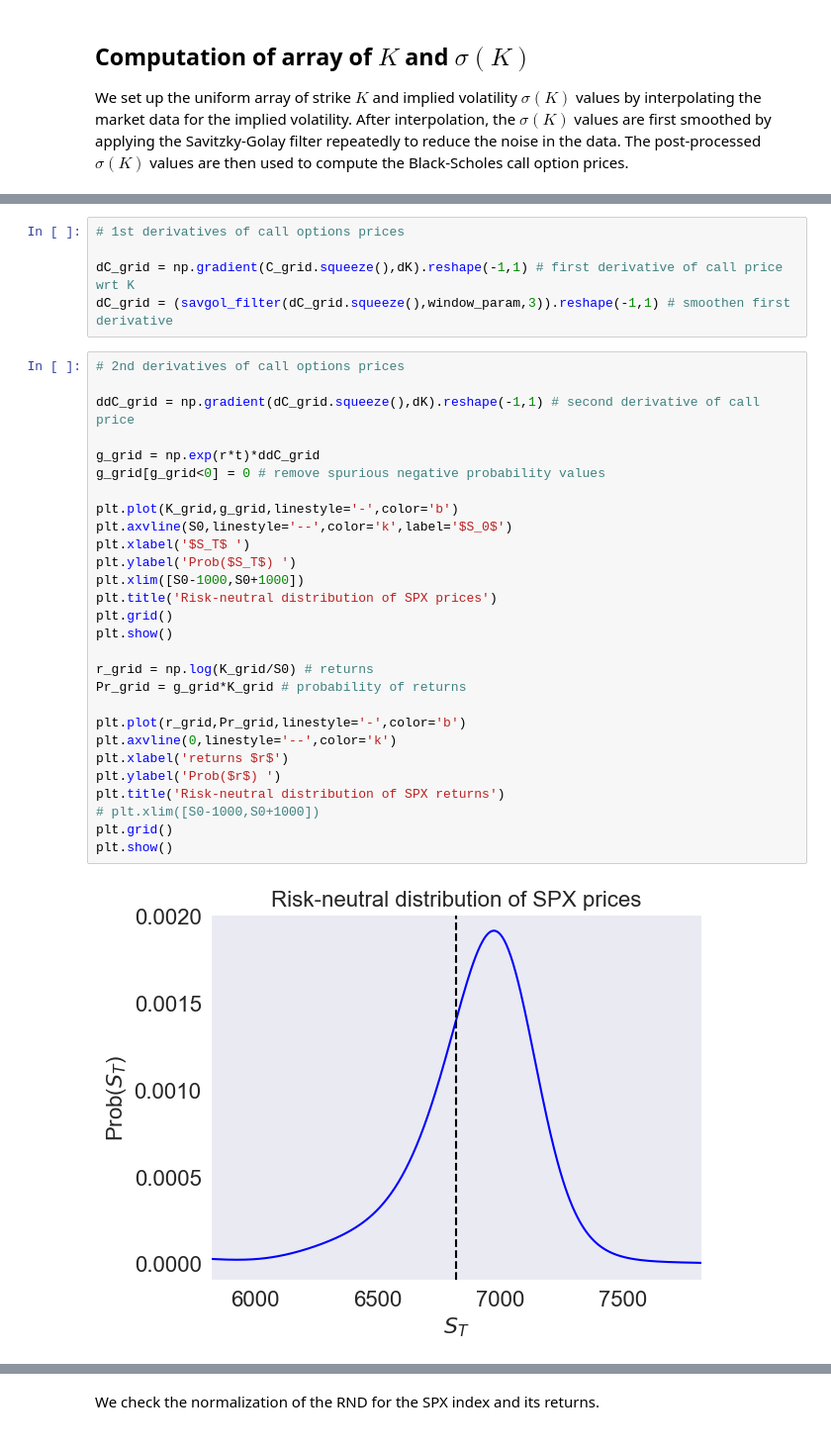
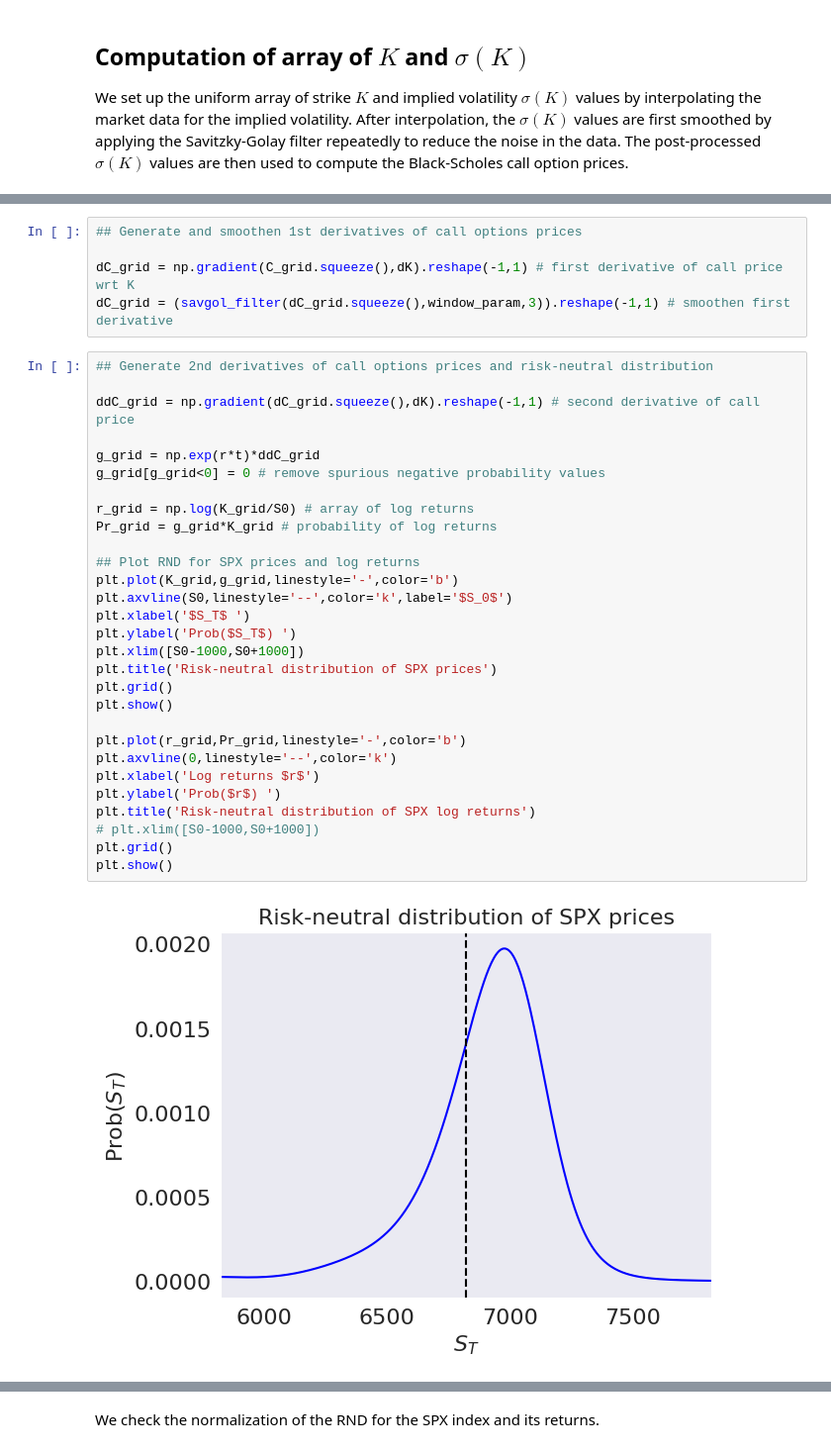
Before and after one commit to ongzyphysics/SPX-Risk-Neutral-Distribution, a Jupyter notebook: JulianOng_ClassProject.ipynb, the cells around one changed output, grey strips where cells are left out. Shown at 99% size. Saved outputs shown, nothing was run; the diff lists cells and outputs as text.

```diff
--- a/JulianOng_ClassProject.ipynb
+++ b/JulianOng_ClassProject.ipynb
@@ -213,35 +219,36 @@ plt.show()
 # %%
-# 1st derivatives of call options prices
+## Generate and smoothen 1st derivatives of call options prices
 
 dC_grid = np.gradient(C_grid.squeeze(),dK).reshape(-1,1) # first derivative of call price wrt K
 dC_grid = (savgol_filter(dC_grid.squeeze(),window_param,3)).reshape(-1,1) # smoothen first derivative
 # %%
-# 2nd derivatives of call options prices
+## Generate 2nd derivatives of call options prices and risk-neutral distribution
 
 ddC_grid = np.gradient(dC_grid.squeeze(),dK).reshape(-1,1) # second derivative of call price
 
 g_grid = np.exp(r*t)*ddC_grid
 g_grid[g_grid<0] = 0 # remove spurious negative probability values
 
+r_grid = np.log(K_grid/S0) # array of log returns
+Pr_grid = g_grid*K_grid # probability of log returns
+
+## Plot RND for SPX prices and log returns
 plt.plot(K_grid,g_grid,linestyle='-',color='b')
 plt.axvline(S0,linestyle='--',color='k',label='$S_0$')
 plt.xlabel('$S_T$ ')
 plt.ylabel('Prob($S_T$) ')
 plt.xlim([S0-1000,S0+1000])
 plt.title('Risk-neutral distribution of SPX prices')
 plt.grid()
 plt.show()
 
-r_grid = np.log(K_grid/S0) # returns
-Pr_grid = g_grid*K_grid # probability of returns
-
 plt.plot(r_grid,Pr_grid,linestyle='-',color='b')
 plt.axvline(0,linestyle='--',color='k')
-plt.xlabel('returns $r$')
+plt.xlabel('Log returns $r$')
 plt.ylabel('Prob($r$) ')
-plt.title('Risk-neutral distribution of SPX returns')
+plt.title('Risk-neutral distribution of SPX log returns')
 # plt.xlim([S0-1000,S0+1000])
 plt.grid()
 plt.show()
 # %% [output]
-[figure, old version]
+[figure, new version]
```
Also changed, not shown: parts of 9 cells of this notebook.
